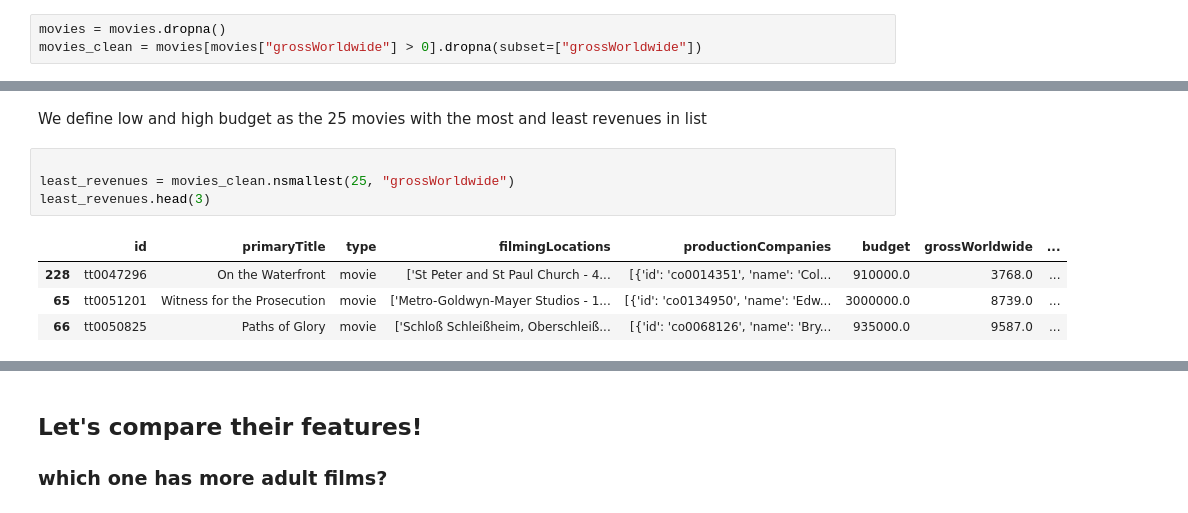
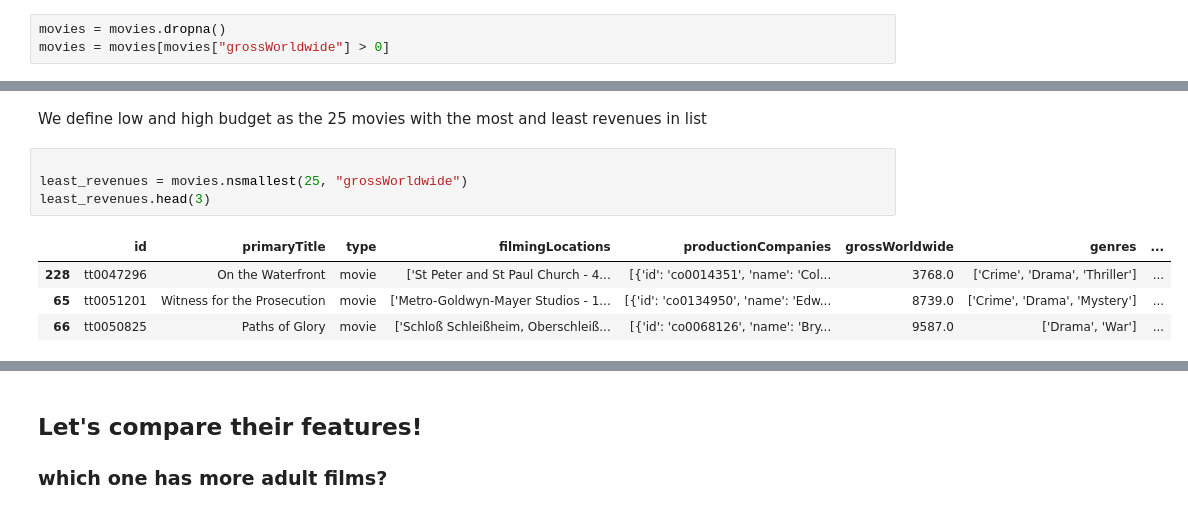
Before and after one commit to alessiozzodemarcozzo/I2202-DeciptivePatterns, a Jupyter notebook: Movies_excercise.ipynb, the cells around one changed output, grey strips where cells are left out. Drawn from its saved outputs; the diff is of its cells as text.

```diff
--- a/Movies_excercise.ipynb
+++ b/Movies_excercise.ipynb
@@ -54,7 +54,7 @@ movies.head(3)
 Are there null values that could create problems?
 # %%
 movies = movies.dropna()
-movies_clean = movies[movies["grossWorldwide"] > 0].dropna(subset=["grossWorldwide"])
+movies = movies[movies["grossWorldwide"] > 0]
 # %% [markdown]
 Budget column contains data in different currencies without noting which one is used.
 The data is for this reason useless, let's drop it
@@ -68,11 +68,11 @@ movies = movies.drop('budget', axis=1)
 We define low and high budget as the 25 movies with the most and least revenues in list
 # %%
 
-least_revenues = movies_clean.nsmallest(25, "grossWorldwide")
+least_revenues = movies.nsmallest(25, "grossWorldwide")
 least_revenues.head(3)
 # %% [output]
-|  | id | primaryTitle | type | filmingLocations | productionCompanies | budget | grossWorldwide | ... |
-| 228 | tt0047296 | On the Waterfront | movie | ['St Peter and St Paul Church - 4... | [{'id': 'co0014351', 'name': 'Col... | 910000.0 | 3768.0 | ... |
-| 65 | tt0051201 | Witness for the Prosecution | movie | ['Metro-Goldwyn-Mayer Studios - 1... | [{'id': 'co0134950', 'name': 'Edw... | 3000000.0 | 8739.0 | ... |
-| 66 | tt0050825 | Paths of Glory | movie | ['Schloß Schleißheim, Oberschleiß... | [{'id': 'co0068126', 'name': 'Bry... | 935000.0 | 9587.0 | ... |
+|  | id | primaryTitle | type | filmingLocations | productionCompanies | grossWorldwide | genres | ... |
+| 228 | tt0047296 | On the Waterfront | movie | ['St Peter and St Paul Church - 4... | [{'id': 'co0014351', 'name': 'Col... | 3768.0 | ['Crime', 'Drama', 'Thriller'] | ... |
+| 65 | tt0051201 | Witness for the Prosecution | movie | ['Metro-Goldwyn-Mayer Studios - 1... | [{'id': 'co0134950', 'name': 'Edw... | 8739.0 | ['Crime', 'Drama', 'Mystery'] | ... |
+| 66 | tt0050825 | Paths of Glory | movie | ['Schloß Schleißheim, Oberschleiß... | [{'id': 'co0068126', 'name': 'Bry... | 9587.0 | ['Drama', 'War'] | ... |
 # %%
```
Also changed, not shown: parts of 4 cells of this notebook.
